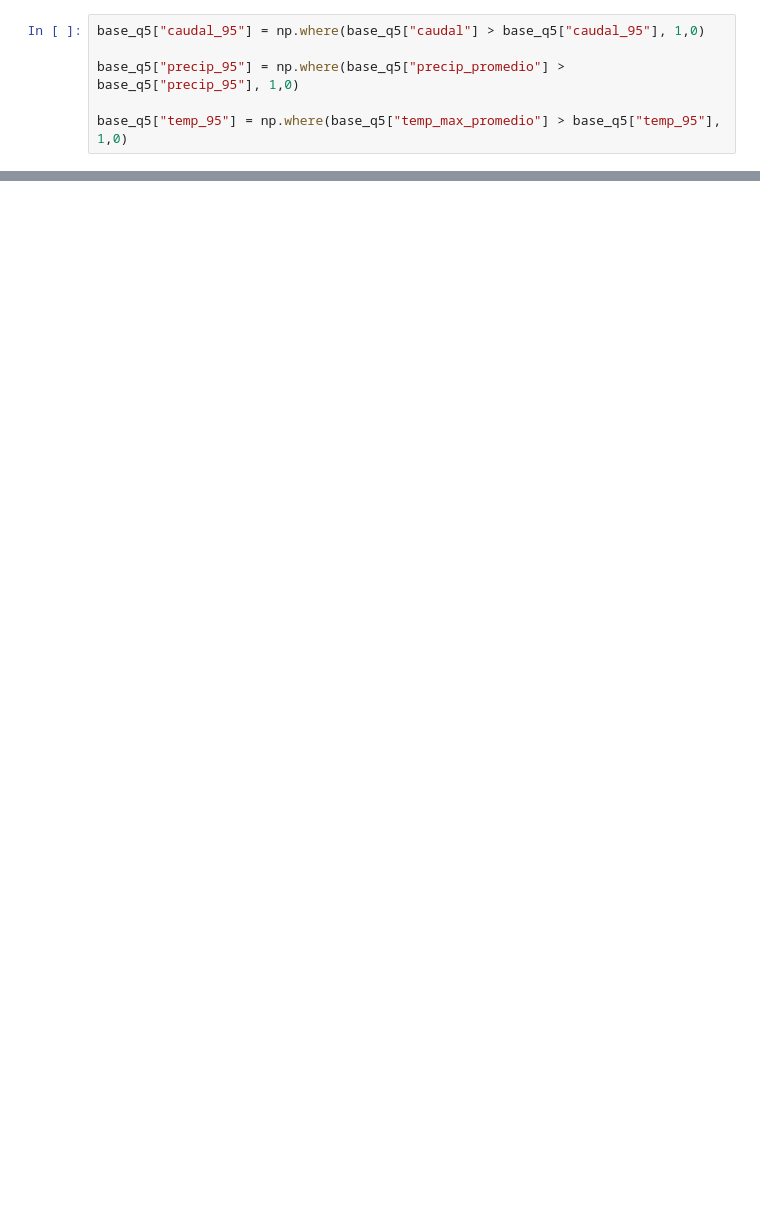
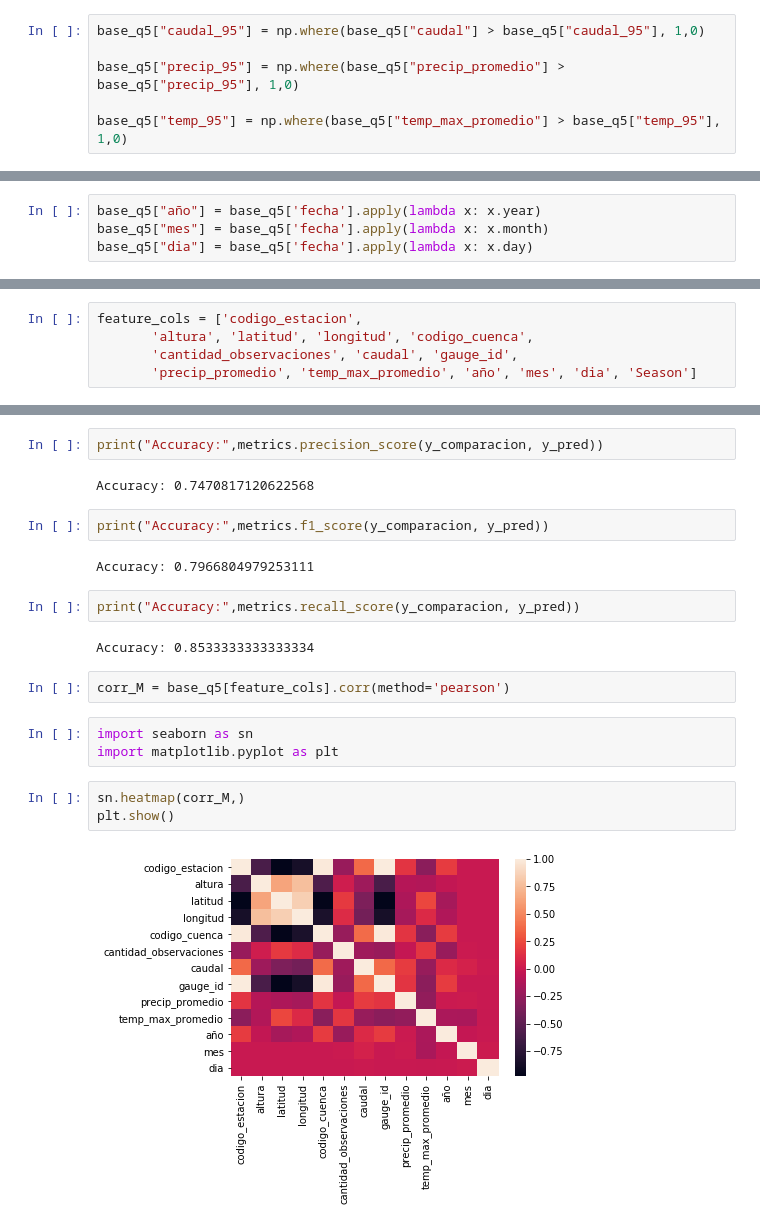
Before and after one commit to sebachace/Challenges, a Jupyter notebook: Cuencas/Analisis_SC.ipynb, the cells around one changed output, grey strips where cells are left out. Saved outputs shown, nothing was run; the diff lists cells and outputs as text; blank space fills up the shorter version.

```diff
--- a/Cuencas/Analisis_SC.ipynb
+++ b/Cuencas/Analisis_SC.ipynb
@@ -231,0 +235,4 @@ base_q5.caudal_95.sum()
+# %%
+base_q5["año"] = base_q5['fecha'].apply(lambda x: x.year)
+base_q5["mes"] = base_q5['fecha'].apply(lambda x: x.month)
+base_q5["dia"] = base_q5['fecha'].apply(lambda x: x.day)
@@ -231,0 +280,5 @@ base_q5.caudal_95.sum()
+# %%
+feature_cols = ['codigo_estacion',
+       'altura', 'latitud', 'longitud', 'codigo_cuenca',
+       'cantidad_observaciones', 'caudal', 'gauge_id',
+       'precip_promedio', 'temp_max_promedio', 'año', 'mes', 'dia', 'Season']
@@ -231,0 +365,22 @@ base_q5.caudal_95.sum()
+# %%
+print("Accuracy:",metrics.precision_score(y_comparacion, y_pred))
+# %% [output]
+Accuracy: 0.7470817120622568
+# %%
+print("Accuracy:",metrics.f1_score(y_comparacion, y_pred))
+# %% [output]
+Accuracy: 0.7966804979253111
+# %%
+print("Accuracy:",metrics.recall_score(y_comparacion, y_pred))
+# %% [output]
+Accuracy: 0.8533333333333334
+# %%
+corr_M = base_q5[feature_cols].corr(method='pearson')
+# %%
+import seaborn as sn
+import matplotlib.pyplot as plt
+# %%
+sn.heatmap(corr_M,)
+plt.show()
+# %% [output]
+[figure, added]
```
Also changed, not shown: parts of 22 cells of this notebook, 1 other file.
